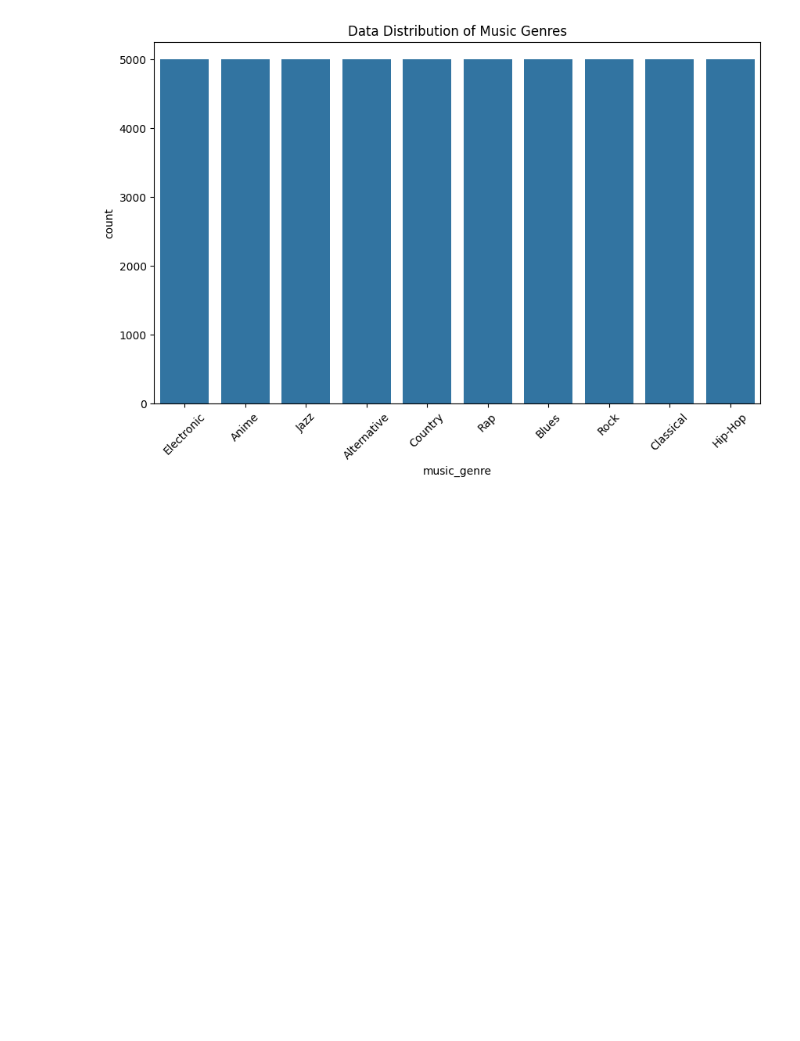
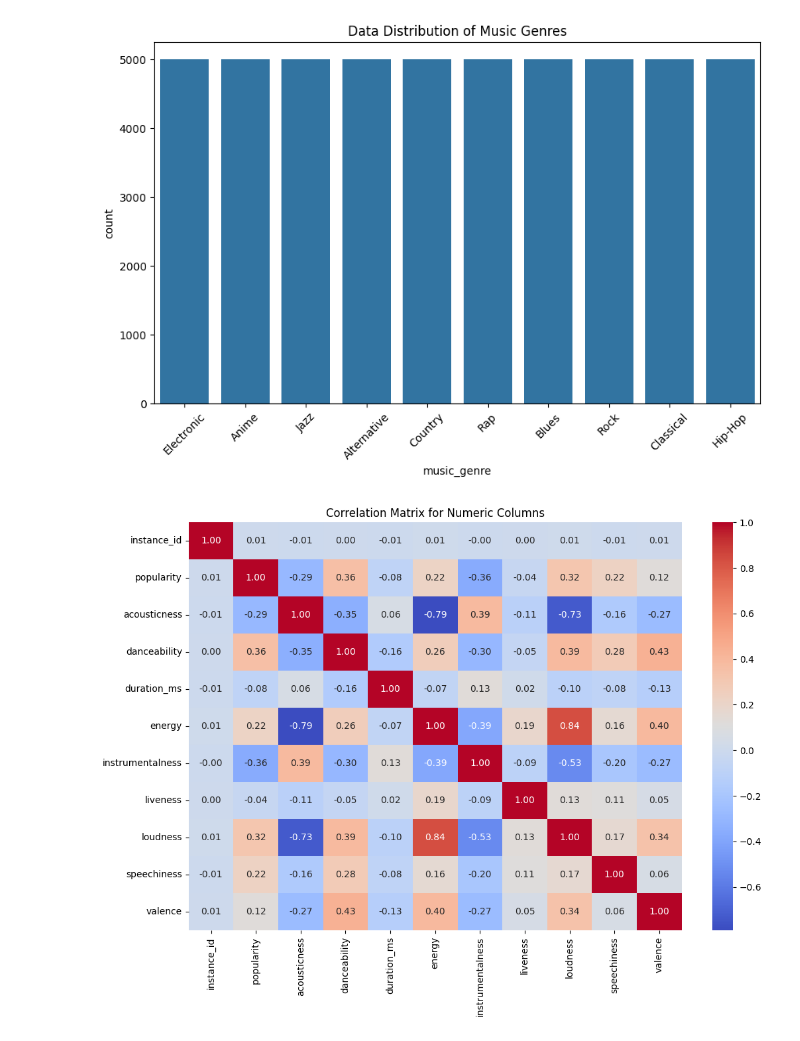
Before and after one commit to Ouassim-Kiassa/Machine-Learning-2024SS, a Jupyter notebook: code/music_genre.ipynb, the cells around one changed output. Saved outputs shown, nothing was run; the diff lists cells and outputs as text; code cells hidden in the pictures; blank space fills up the shorter version.

Commit message:
Added correlation matrix

```diff
--- a/code/music_genre.ipynb
+++ b/code/music_genre.ipynb
@@ -4,7 +4,6 @@ import seaborn as sns
 import numpy as np
 import matplotlib.pyplot as plt
 # %%
-data = pd.read_csv('../data/music_genre.csv')
 
 data.info()
 # %% [output]
@@ -118,3 +117,17 @@ plt.savefig('../images/data_distribution_music_genres.png')
 plt.show()
 # %% [output]
 [figure]
+# %%
+# Visualization of correlations using a heatmap
+
+numeric_columns = data.select_dtypes(include=[np.number])
+
+# Displaying correlation matrix for numeric columns
+correlations_numeric = numeric_columns.corr()
+plt.figure(figsize=(12, 8))
+sns.heatmap(correlations_numeric, annot=True, cmap='coolwarm', fmt=".2f")
+plt.title('Correlation Matrix for Numeric Columns')
+plt.savefig('../images/correlation_matrix.png')
+plt.show()
+# %% [output]
+[figure, added]
```
Also changed, not shown: 1 other file.
